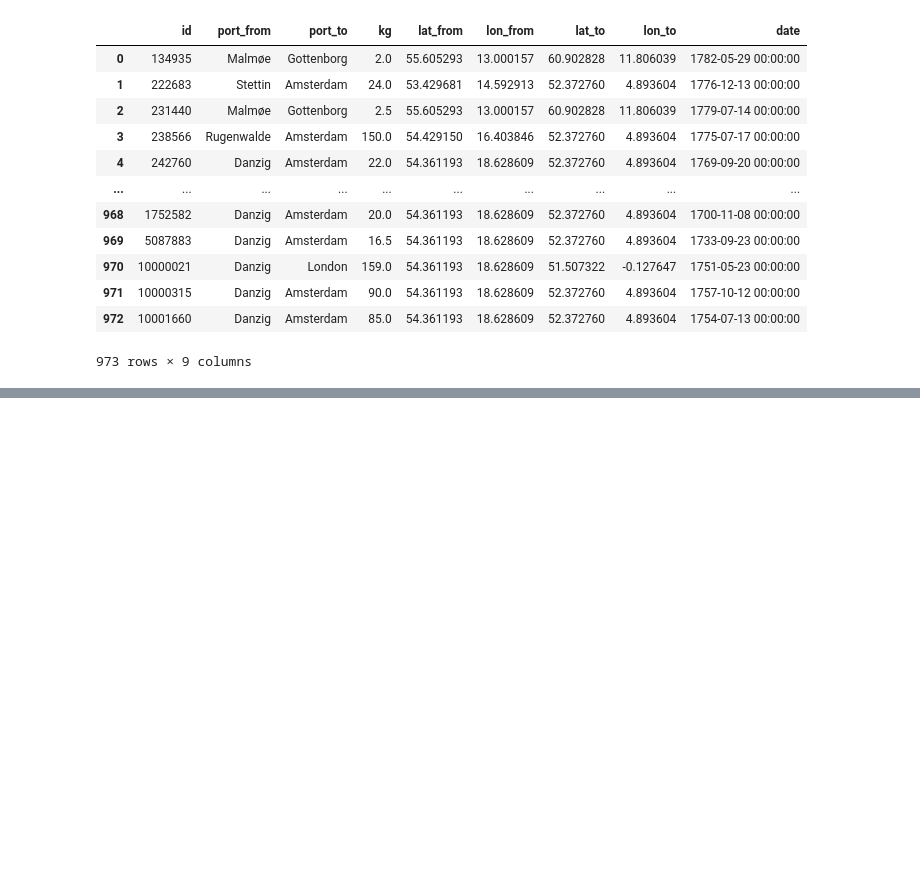
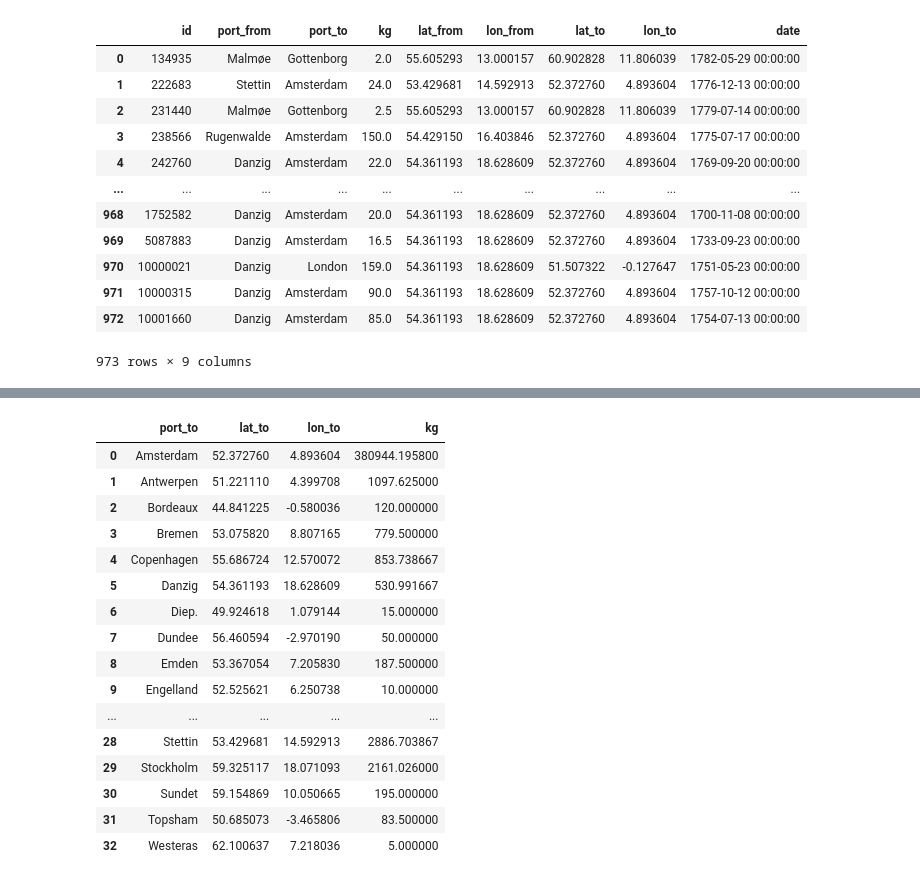
Before and after one commit to juanlufont/hhdd-mrve, a Jupyter notebook: notebook.ipynb, the cells around one changed output, grey strips where cells are left out. Cells and saved outputs as stored; diff of their text form; code cells hidden in the pictures; blank space fills up the shorter version.

```diff
--- a/notebook.ipynb
+++ b/notebook.ipynb
@@ -303,0 +329,20 @@ port_to.to_csv('amber_port_destination.csv')
+# %%
+port_to
+# %% [output]
+|  | port_to | lat_to | lon_to | kg |
+| 0 | Amsterdam | 52.372760 | 4.893604 | 380944.195800 |
+| 1 | Antwerpen | 51.221110 | 4.399708 | 1097.625000 |
+| 2 | Bordeaux | 44.841225 | -0.580036 | 120.000000 |
+| 3 | Bremen | 53.075820 | 8.807165 | 779.500000 |
+| 4 | Copenhagen | 55.686724 | 12.570072 | 853.738667 |
+| 5 | Danzig | 54.361193 | 18.628609 | 530.991667 |
+| 6 | Diep. | 49.924618 | 1.079144 | 15.000000 |
+| 7 | Dundee | 56.460594 | -2.970190 | 50.000000 |
+| 8 | Emden | 53.367054 | 7.205830 | 187.500000 |
+| 9 | Engelland | 52.525621 | 6.250738 | 10.000000 |
+| ... | ... | ... | ... | ... |
+| 28 | Stettin | 53.429681 | 14.592913 | 2886.703867 |
+| 29 | Stockholm | 59.325117 | 18.071093 | 2161.026000 |
+| 30 | Sundet | 59.154869 | 10.050665 | 195.000000 |
+| 31 | Topsham | 50.685073 | -3.465806 | 83.500000 |
+| 32 | Westeras | 62.100637 | 7.218036 | 5.000000 |
```
Also changed, not shown: parts of 8 cells of this notebook.
